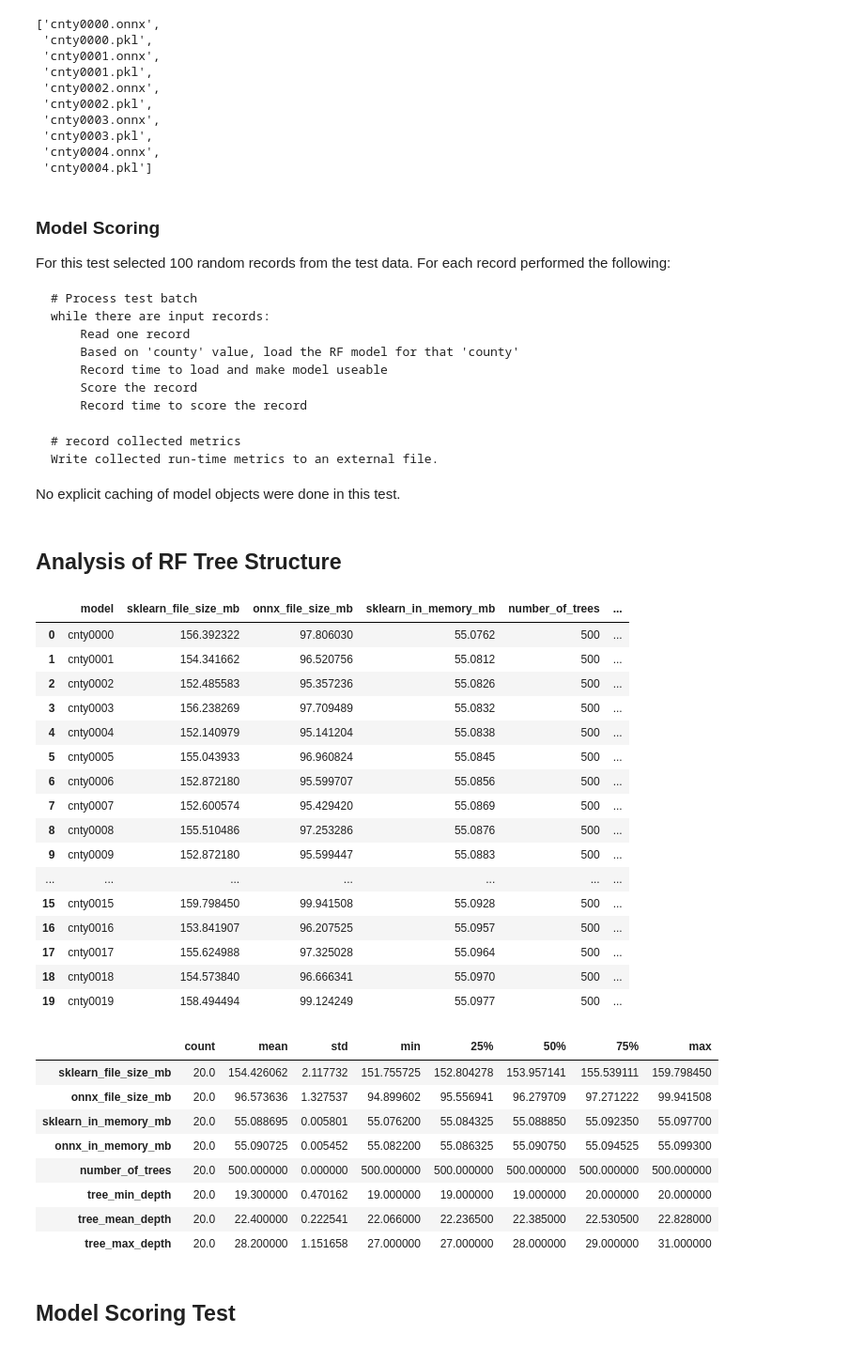
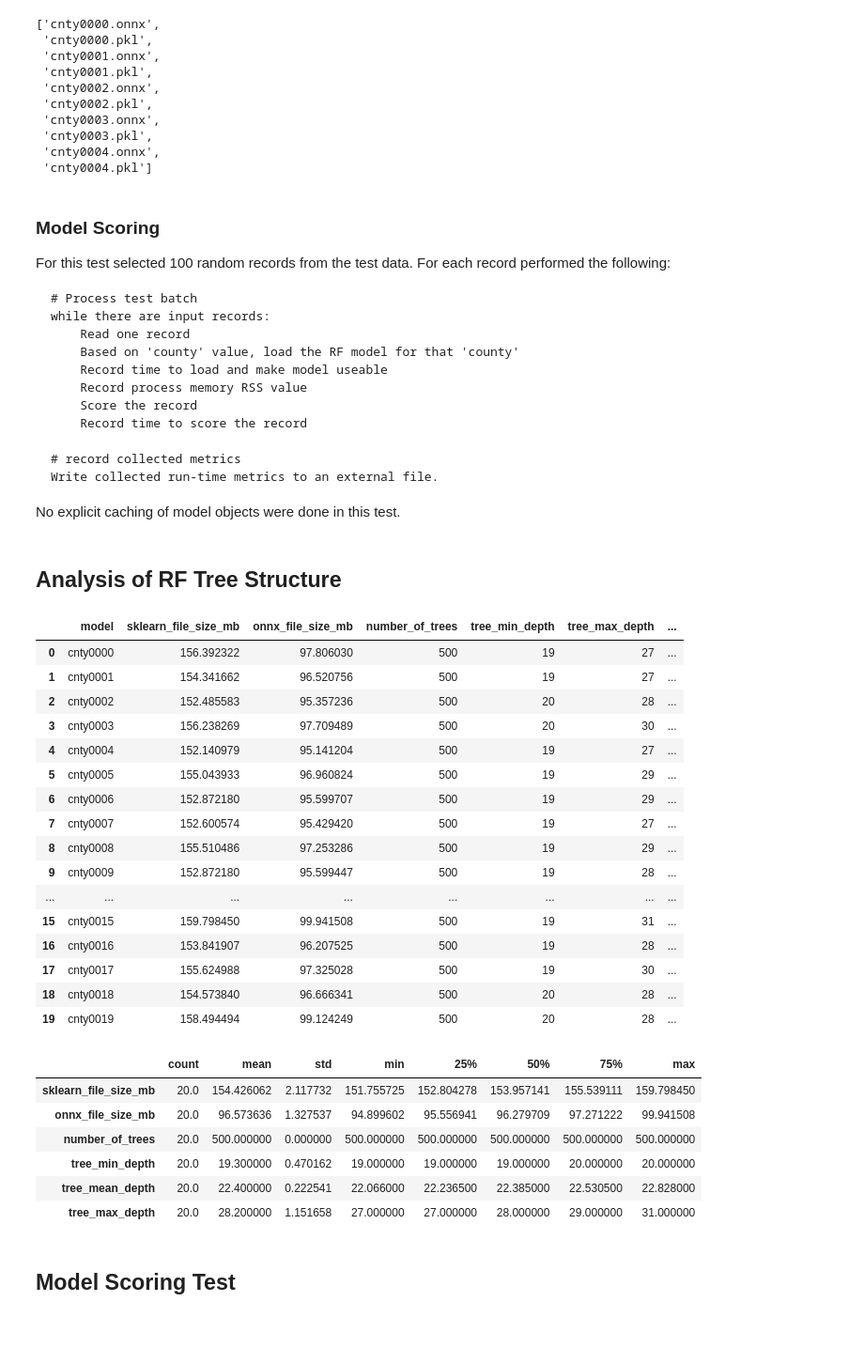
Before and after one commit to jimthompson5802/onnx_sandbox, a Jupyter notebook: testbed/score_records_test_500.ipynb, the cells around one changed output. Shown: that part at 94% size. Cells and saved outputs as stored; diff of their text form; code cells hidden in the pictures.

```diff
--- a/testbed/score_records_test_500.ipynb
+++ b/testbed/score_records_test_500.ipynb
@@ -89,6 +89,7 @@ while there are input records:
     Read one record
     Based on 'county' value, load the RF model for that 'county'
     Record time to load and make model useable
+    Record process memory RSS value
     Score the record
     Record time to score the record
 
@@ -112,19 +113,13 @@ for model in rf_models:
     # extract tree structure
     with open(model, 'rb') as f:
         rf = pickle.load(f)
-    metrics['sklearn_in_memory_mb'] = actualsize_mb(rf)
     metrics['number_of_trees'] = len(rf.estimators_)
     tree_depth = [tree.tree_.max_depth for tree in rf.estimators_]
     metrics['tree_min_depth'] = np.min(tree_depth)
     metrics['tree_max_depth'] = np.max(tree_depth)
     metrics['tree_mean_depth'] = np.mean(tree_depth)
 
-    # get onnx in memory size
-    onnx_rf = rt.InferenceSession(fp_parts[0] + '.onnx')
-    metrics['onnx_in_memory_mb'] = actualsize_mb(onnx_rf)
-
     del rf
-    del onnx_rf
 
     # collect metrics
     tree_metrics.append(metrics)
@@ -133,33 +128,31 @@ for model in rf_models:
 tree_metrics_df = pd.DataFrame(tree_metrics)
 tree_metrics_df
 # %% [output]
-|  | model | sklearn_file_size_mb | onnx_file_size_mb | sklearn_in_memory_mb | number_of_trees | ... |
-| 0 | cnty0000 | 156.392322 | 97.806030 | 55.0762 | 500 | ... |
-| 1 | cnty0001 | 154.341662 | 96.520756 | 55.0812 | 500 | ... |
-| 2 | cnty0002 | 152.485583 | 95.357236 | 55.0826 | 500 | ... |
-| 3 | cnty0003 | 156.238269 | 97.709489 | 55.0832 | 500 | ... |
-| 4 | cnty0004 | 152.140979 | 95.141204 | 55.0838 | 500 | ... |
-| 5 | cnty0005 | 155.043933 | 96.960824 | 55.0845 | 500 | ... |
-| 6 | cnty0006 | 152.872180 | 95.599707 | 55.0856 | 500 | ... |
-| 7 | cnty0007 | 152.600574 | 95.429420 | 55.0869 | 500 | ... |
-| 8 | cnty0008 | 155.510486 | 97.253286 | 55.0876 | 500 | ... |
-| 9 | cnty0009 | 152.872180 | 95.599447 | 55.0883 | 500 | ... |
-| ... | ... | ... | ... | ... | ... | ... |
-| 15 | cnty0015 | 159.798450 | 99.941508 | 55.0928 | 500 | ... |
-| 16 | cnty0016 | 153.841907 | 96.207525 | 55.0957 | 500 | ... |
-| 17 | cnty0017 | 155.624988 | 97.325028 | 55.0964 | 500 | ... |
-| 18 | cnty0018 | 154.573840 | 96.666341 | 55.0970 | 500 | ... |
-| 19 | cnty0019 | 158.494494 | 99.124249 | 55.0977 | 500 | ... |
+|  | model | sklearn_file_size_mb | onnx_file_size_mb | number_of_trees | tree_min_depth | tree_max_depth | ... |
+| 0 | cnty0000 | 156.392322 | 97.806030 | 500 | 19 | 27 | ... |
+| 1 | cnty0001 | 154.341662 | 96.520756 | 500 | 19 | 27 | ... |
+| 2 | cnty0002 | 152.485583 | 95.357236 | 500 | 20 | 28 | ... |
+| 3 | cnty0003 | 156.238269 | 97.709489 | 500 | 20 | 30 | ... |
+| 4 | cnty0004 | 152.140979 | 95.141204 | 500 | 19 | 27 | ... |
+| 5 | cnty0005 | 155.043933 | 96.960824 | 500 | 19 | 29 | ... |
+| 6 | cnty0006 | 152.872180 | 95.599707 | 500 | 19 | 29 | ... |
+| 7 | cnty0007 | 152.600574 | 95.429420 | 500 | 19 | 27 | ... |
+| 8 | cnty0008 | 155.510486 | 97.253286 | 500 | 19 | 29 | ... |
+| 9 | cnty0009 | 152.872180 | 95.599447 | 500 | 19 | 28 | ... |
+| ... | ... | ... | ... | ... | ... | ... | ... |
+| 15 | cnty0015 | 159.798450 | 99.941508 | 500 | 19 | 31 | ... |
+| 16 | cnty0016 | 153.841907 | 96.207525 | 500 | 19 | 28 | ... |
+| 17 | cnty0017 | 155.624988 | 97.325028 | 500 | 19 | 30 | ... |
+| 18 | cnty0018 | 154.573840 | 96.666341 | 500 | 20 | 28 | ... |
+| 19 | cnty0019 | 158.494494 | 99.124249 | 500 | 20 | 28 | ... |
 # %%
-tree_metrics_of_interest = ['sklearn_file_size_mb', 'onnx_file_size_mb', 'sklearn_in_memory_mb', 'onnx_in_memory_mb',
+tree_metrics_of_interest = ['sklearn_file_size_mb', 'onnx_file_size_mb',
                            'number_of_trees', 'tree_min_depth', 'tree_mean_depth', 'tree_max_depth']
 tree_metrics_df[tree_metrics_of_interest].describe().T
 # %% [output]
 |  | count | mean | std | min | 25% | 50% | 75% | max |
 | sklearn_file_size_mb | 20.0 | 154.426062 | 2.117732 | 151.755725 | 152.804278 | 153.957141 | 155.539111 | 159.798450 |
 | onnx_file_size_mb | 20.0 | 96.573636 | 1.327537 | 94.899602 | 95.556941 | 96.279709 | 97.271222 | 99.941508 |
-| sklearn_in_memory_mb | 20.0 | 55.088695 | 0.005801 | 55.076200 | 55.084325 | 55.088850 | 55.092350 | 55.097700 |
-| onnx_in_memory_mb | 20.0 | 55.090725 | 0.005452 | 55.082200 | 55.086325 | 55.090750 | 55.094525 | 55.099300 |
 | number_of_trees | 20.0 | 500.000000 | 0.000000 | 500.000000 | 500.000000 | 500.000000 | 500.000000 | 500.000000 |
 | tree_min_depth | 20.0 | 19.300000 | 0.470162 | 19.000000 | 19.000000 | 19.000000 | 20.000000 | 20.000000 |
 | tree_mean_depth | 20.0 | 22.400000 | 0.222541 | 22.066000 | 22.236500 | 22.385000 | 22.530500 | 22.828000 |
```
Also changed, not shown: parts of 11 cells of this notebook, 1 other file.
